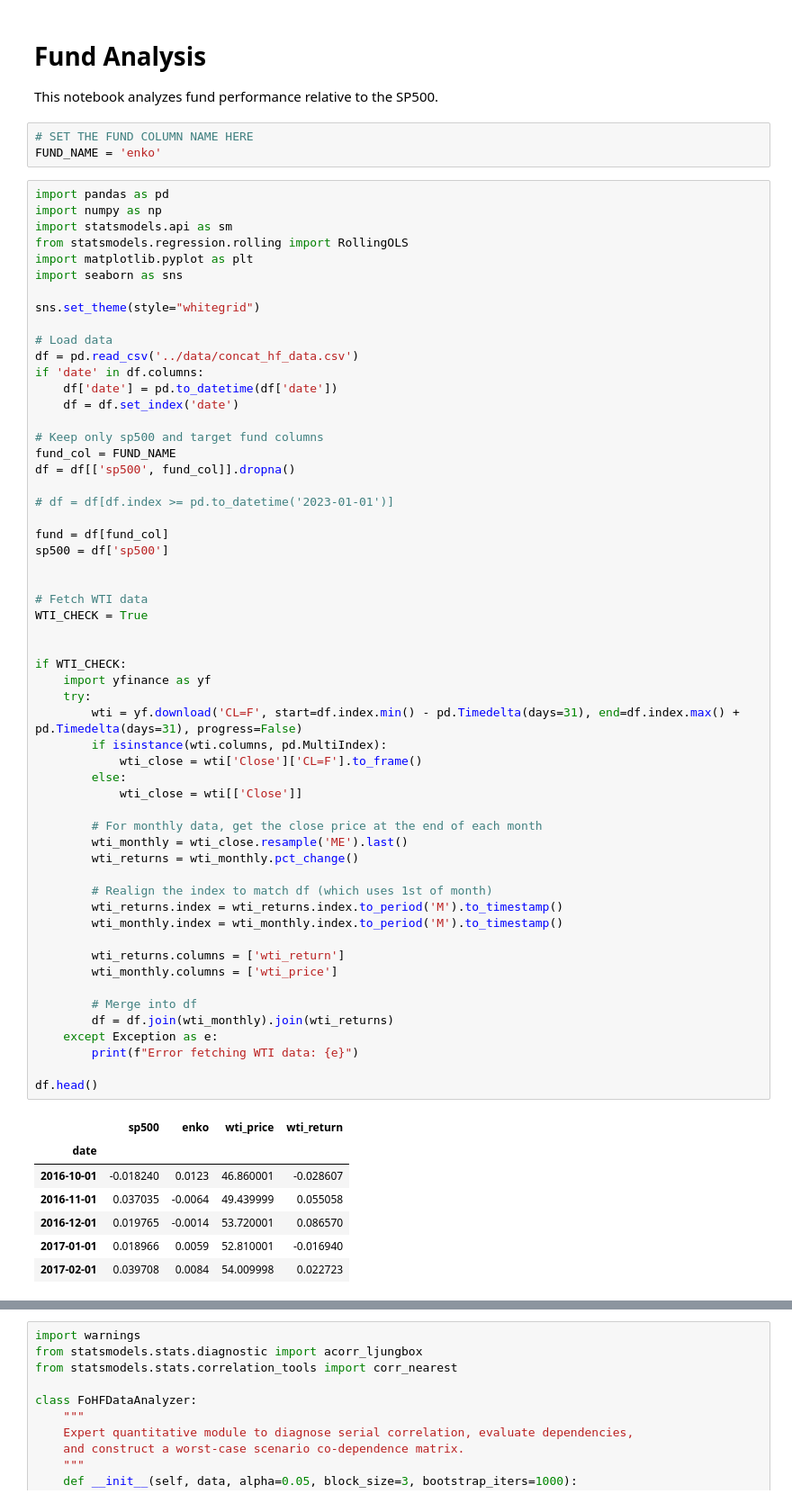
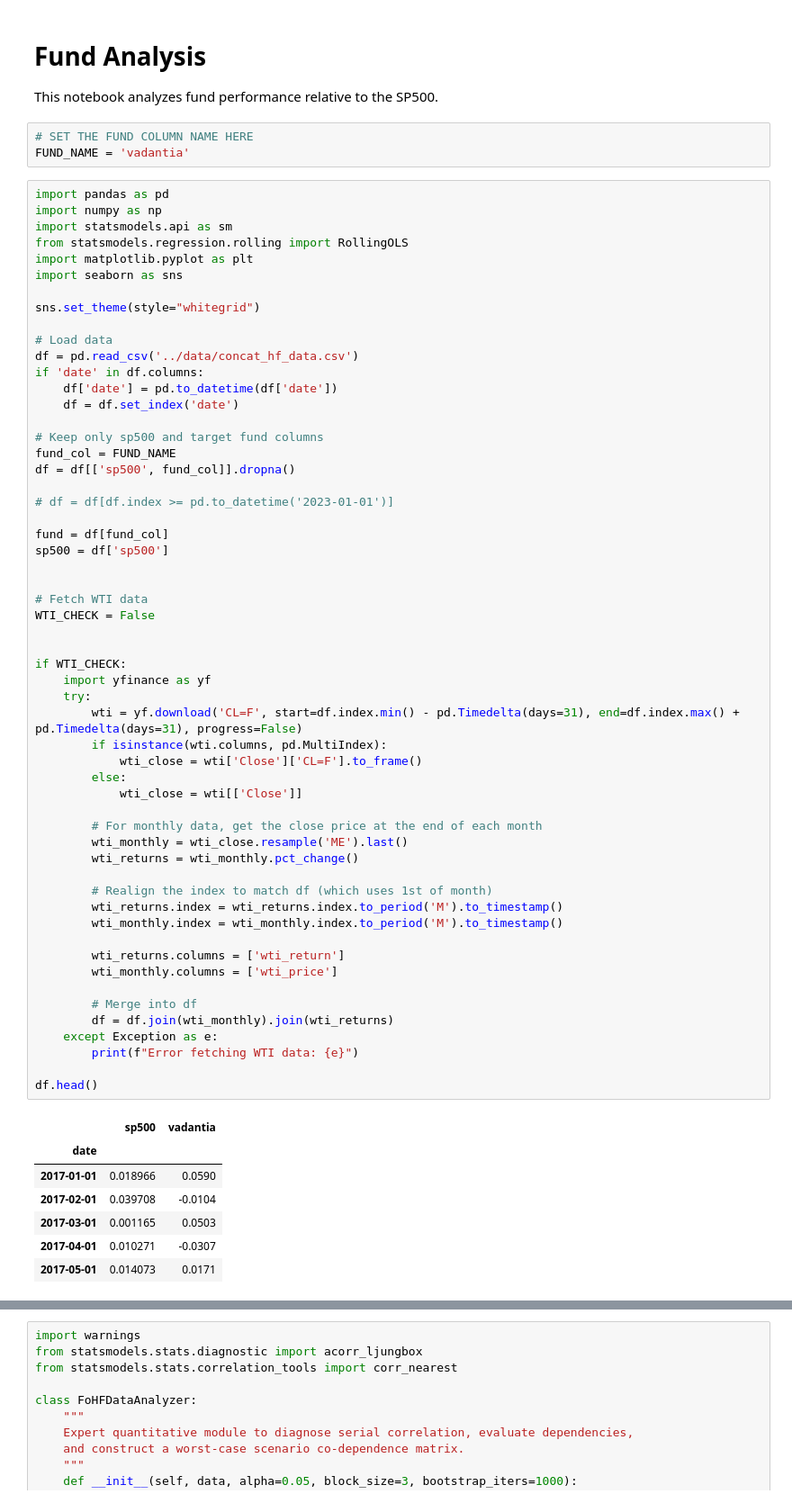
Before and after one commit to arthurdhonneur7/athenee_hf_portfolio, a Jupyter notebook: single_fund_analysis/general_analysis.ipynb, the cells around one changed output, grey strips where cells are left out. Shown at 90% size. Saved outputs shown, nothing was run; the diff lists cells and outputs as text.

```diff
--- a/single_fund_analysis/general_analysis.ipynb
+++ b/single_fund_analysis/general_analysis.ipynb
@@ -3,7 +3,7 @@
 This notebook analyzes fund performance relative to the SP500.
 # %%
 # SET THE FUND COLUMN NAME HERE
-FUND_NAME = 'enko'
+FUND_NAME = 'vadantia'
 # %%
 import pandas as pd
 import numpy as np
@@ -31,43 +31,43 @@ sp500 = df['sp500']
 
 
 # Fetch WTI data
-WTI_CHECK = True
+WTI_CHECK = False
 
 
 if WTI_CHECK:
     import yfinance as yf
     try:
         wti = yf.download('CL=F', start=df.index.min() - pd.Timedelta(days=31), end=df.index.max() + pd.Timedelta(days=31), progress=False)
         if isinstance(wti.columns, pd.MultiIndex):
             wti_close = wti['Close']['CL=F'].to_frame()
         else:
             wti_close = wti[['Close']]
 
         # For monthly data, get the close price at the end of each month
         wti_monthly = wti_close.resample('ME').last()
         wti_returns = wti_monthly.pct_change()
 
         # Realign the index to match df (which uses 1st of month)
         wti_returns.index = wti_returns.index.to_period('M').to_timestamp()
         wti_monthly.index = wti_monthly.index.to_period('M').to_timestamp()
 
         wti_returns.columns = ['wti_return']
         wti_monthly.columns = ['wti_price']
 
         # Merge into df
         df = df.join(wti_monthly).join(wti_returns)
     except Exception as e:
         print(f"Error fetching WTI data: {e}")
 
 df.head()
 # %% [output]
-|  | sp500 | enko | wti_price | wti_return |
-| date |  |  |  |  |
-| 2016-10-01 | -0.018240 | 0.0123 | 46.860001 | -0.028607 |
-| 2016-11-01 | 0.037035 | -0.0064 | 49.439999 | 0.055058 |
-| 2016-12-01 | 0.019765 | -0.0014 | 53.720001 | 0.086570 |
-| 2017-01-01 | 0.018966 | 0.0059 | 52.810001 | -0.016940 |
-| 2017-02-01 | 0.039708 | 0.0084 | 54.009998 | 0.022723 |
+|  | sp500 | vadantia |
+| date |  |  |
+| 2017-01-01 | 0.018966 | 0.0590 |
+| 2017-02-01 | 0.039708 | -0.0104 |
+| 2017-03-01 | 0.001165 | 0.0503 |
+| 2017-04-01 | 0.010271 | -0.0307 |
+| 2017-05-01 | 0.014073 | 0.0171 |
 # %%
 # Dataset Info and Hit Rates
 start_date = df.index.min()
```
Also changed, not shown: parts of 10 cells of this notebook, 4 other files.
